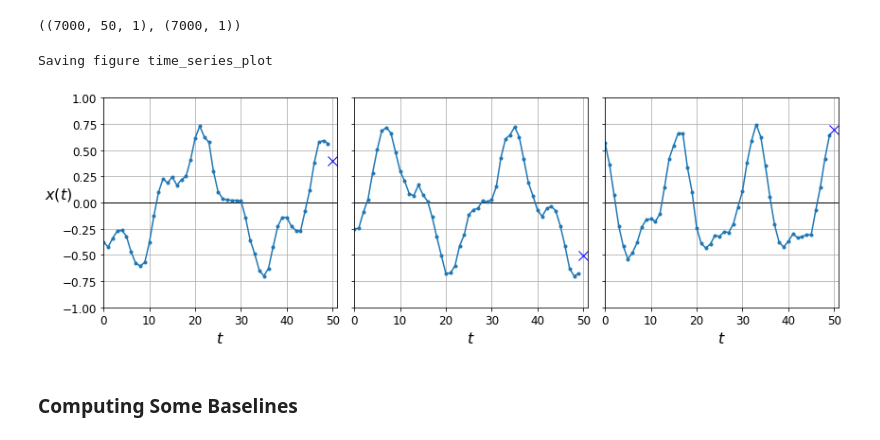
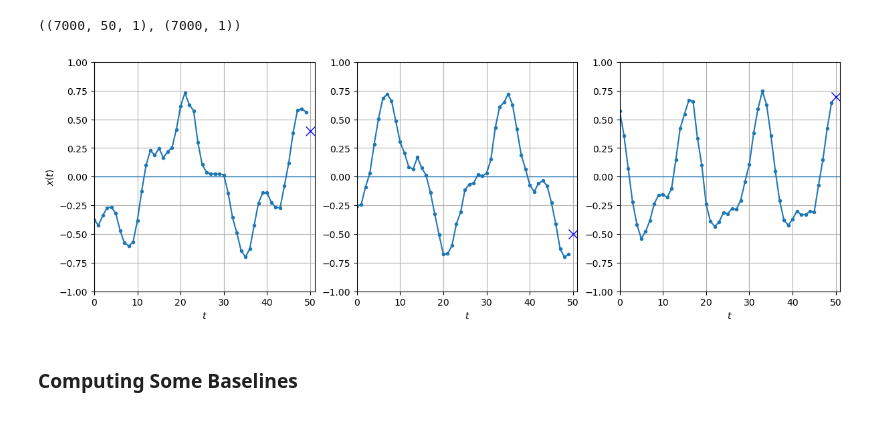
Before and after one commit to jy12060026ai/excss-stats, a Jupyter notebook: handson-dl/106-processing-sequences.ipynb, the cells around one changed output. Drawn from its saved outputs; the diff is of its cells as text; code cells hidden in the pictures.

```diff
--- a/handson-dl/106-processing-sequences.ipynb
+++ b/handson-dl/106-processing-sequences.ipynb
@@ -32,30 +32,29 @@ X_train.shape, y_train.shape
 # %% [output]
 ((7000, 50, 1), (7000, 1))
 # %%
-def plot_series(series, y=None, y_pred=None, x_label="$t$", y_label="$x(t)$"):
-    plt.plot(series, ".-")
+def plot_series(series, ax, y=None, y_pred=None, x_label="$t$", y_label="$x(t)$"):
+    ax.plot(series, ".-")
     if y is not None:
         ax.plot(n_steps, y, "bx", markersize=10)
     if y_pred is not None:
         ax.plot(n_steps, y_pred, "ro")
     ax.grid(1)
     if x_label:
-        ax.set(xlabel=x_label, fontsize='large')
+        ax.set(xlabel=x_label)
     if y_label:
-        ax.set(ylabel=y_label, fontsize='large')
-    plt.hlines(0, 0, 100, lw=1)
-    ax.set(xlim=[0, n_steps + 1, -1, 1])
+        ax.set(ylabel=y_label)
+    ax.hlines(0, 0, 100, lw=1)
+    ax.axis([0, n_steps + 1, -1, 1])
 
-fig, axes = plt.subplots(nrows=1, ncols=3, sharey=True, figsize=(12, 4))
-for col in range(3):
-    plt.sca(axes[col])
-    plot_series(X_valid[col, :, 0], y_valid[col, 0],
+_, axes = plt.subplots(1, 3, figsize=(12, 4), dpi=100, constrained_layout=True)
+
+for col, ax in enumerate(axes.flatten()):
+    plot_series(X_valid[col, :, 0], ax, y_valid[col, 0],
                 y_label=("$x(t)$" if col==0 else None))
 
 plt.show()
 # %% [output]
-Saving figure time_series_plot
-[figure, old version]
+[figure, new version]
 # %% [markdown]
 ### Computing Some Baselines
 # %% [markdown]
```
Also changed, not shown: parts of 6 cells of this notebook.
